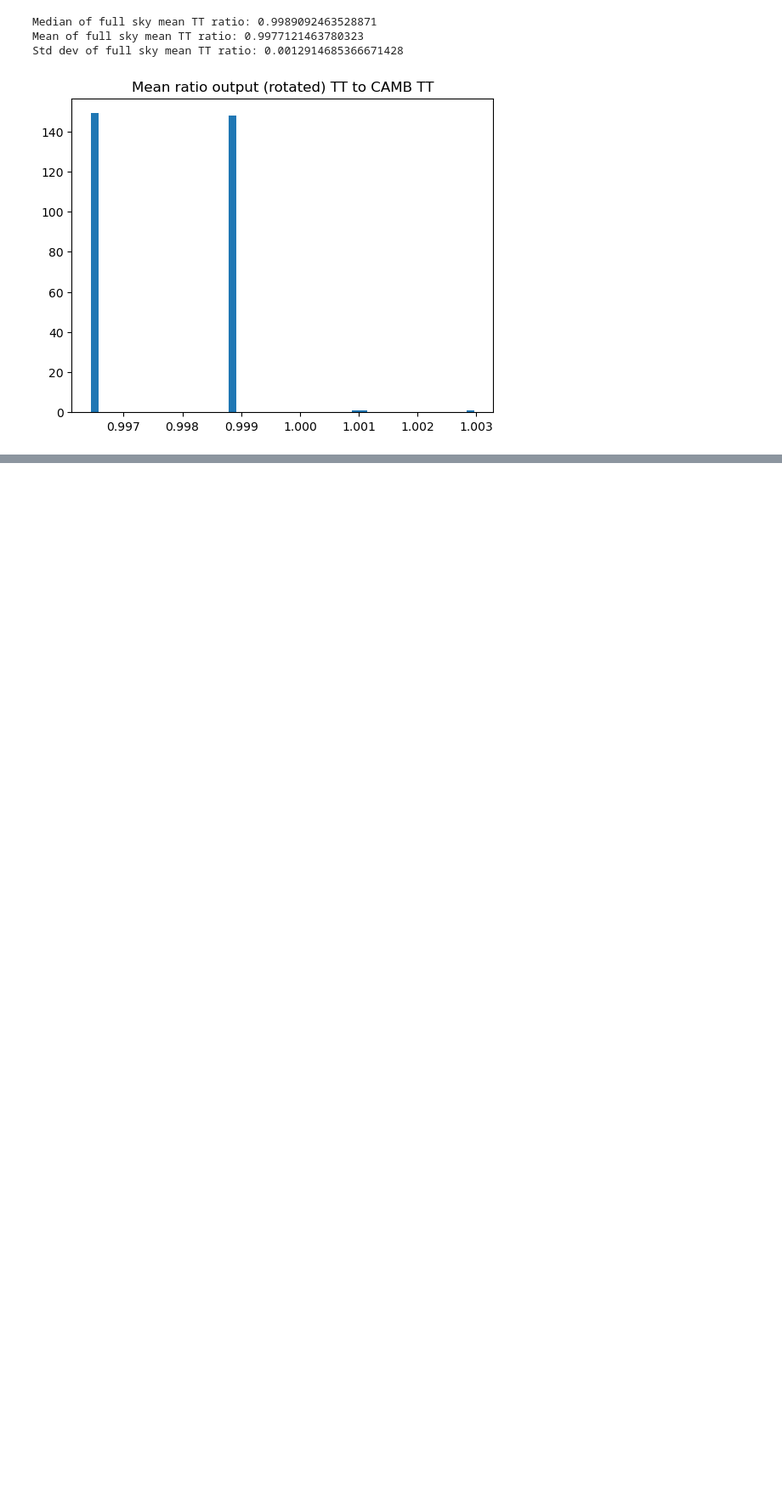
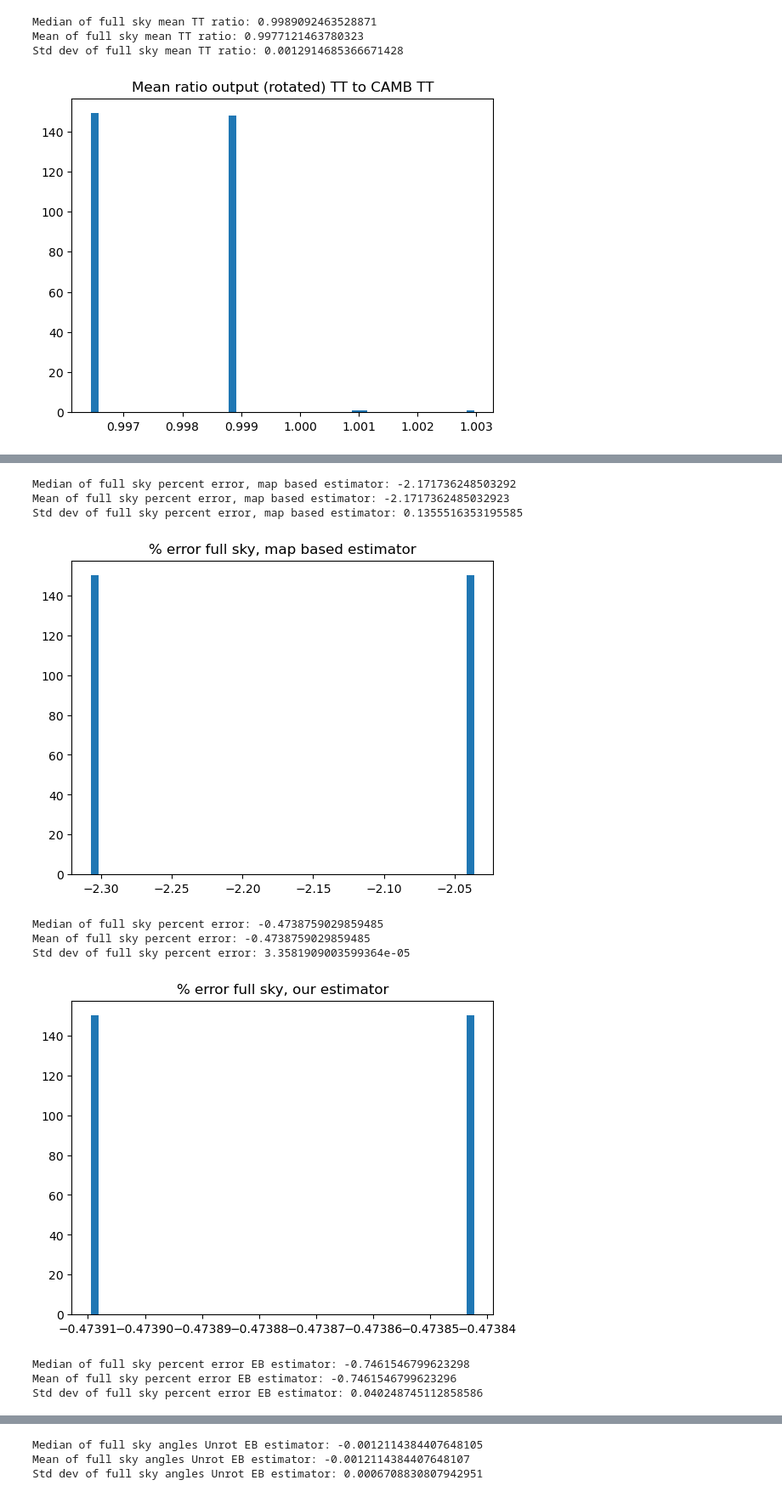
Before and after one commit to zhuber21/act-axion-analysis, a Jupyter notebook: notebooks/healpy_only_mask_test_9_20240410.ipynb, the cells around one changed output, grey strips where cells are left out. Shown: that part at 85% size. Drawn from its saved outputs; the diff is of its cells as text; code cells hidden in the pictures; blank space fills up the shorter version.

```diff
--- a/notebooks/healpy_only_mask_test_9_20240410.ipynb
+++ b/notebooks/healpy_only_mask_test_9_20240410.ipynb
@@ -697,0 +1039,58 @@ Std dev of full sky mean TT ratio: 0.0012914685366671428
+# %%
+output_mapspace_angles = np.array(output_mapspace_angles)
+mapbased_percent_diff = 100.0*(output_mapspace_angles - rot_degs)/rot_degs
+print("Median of full sky percent error, map based estimator: " + str(np.median(mapbased_percent_diff)))
+print("Mean of full sky percent error, map based estimator: " + str(np.mean(mapbased_percent_diff)))
+print("Std dev of full sky percent error, map based estimator: " + str(np.std(mapbased_percent_diff)))
+plt.hist(mapbased_percent_diff,bins=50)
+plt.title("% error full sky, map based estimator")
+plt.show()
+plt.close()
+
+print("Median of full sky percent error: " + str(np.median(percent_diff)))
+print("Mean of full sky percent error: " + str(np.mean(percent_diff)))
+print("Std dev of full sky percent error: " + str(np.std(percent_diff)))
+plt.hist(percent_diff,bins=50)
+plt.title("% error full sky, our estimator")
+plt.show()
+plt.close()
+print("Median of full sky percent error EB estimator: " + str(np.median(percent_diff_eb)))
+print("Mean of full sky percent error EB estimator: " + str(np.mean(percent_diff_eb)))
+print("Std dev of full sky percent error EB estimator: " + str(np.std(percent_diff_eb)))
+plt.hist(percent_diff_eb,bins=50)
+plt.title("% error full sky, EB estimator")
+plt.show()
+plt.close()
+# Plotting in a limited range to ignore large outliers
+plt.hist(percent_diff_eb,bins=20,range=(-2,2))
+plt.title("% error full sky, EB estimator, ignoring possible outliers")
+plt.show()
+plt.close()
+# We want to see that the distribution of unrotated angles is consistent with zero
+# Don't need to calculate percent diff here
+print("Median of full sky angles Unrot EB estimator: " + str(np.median(output_unrot_null_eb_angles_only)))
+print("Mean of full sky angles Unrot EB estimator: " + str(np.mean(output_unrot_null_eb_angles_only)))
+print("Std dev of full sky angles Unrot EB estimator: " + str(np.std(output_unrot_null_eb_angles_only)))
+plt.hist(output_unrot_null_eb_angles_only,bins=50)
+plt.title("Calculated Angles, Unrot EB estimator")
+plt.show()
+plt.close()
+print("Median of full sky mean TT ratio: " + str(np.median(tt_bias_outputs)))
+print("Mean of full sky mean TT ratio: " + str(np.mean(tt_bias_outputs)))
+print("Std dev of full sky mean TT ratio: " + str(np.std(tt_bias_outputs)))
+plt.hist(tt_bias_outputs,bins=50)
+plt.title("Mean ratio output (rotated) TT to CAMB TT")
+plt.show()
+plt.close()
+# %% [output]
+Median of full sky percent error, map based estimator: -2.171736248503292
+Mean of full sky percent error, map based estimator: -2.1717362485032923
+Std dev of full sky percent error, map based estimator: 0.1355516353195585
+[figure, added]
+Median of full sky percent error: -0.4738759029859485
+Mean of full sky percent error: -0.4738759029859485
+Std dev of full sky percent error: 3.3581909003599364e-05
+[figure, added]
+Median of full sky percent error EB estimator: -0.7461546799623298
+Mean of full sky percent error EB estimator: -0.7461546799623296
+Std dev of full sky percent error EB estimator: 0.040248745112858586
@@ -697,0 +1099,3 @@ Std dev of full sky mean TT ratio: 0.0012914685366671428
+Median of full sky angles Unrot EB estimator: -0.0012114384407648105
+Mean of full sky angles Unrot EB estimator: -0.0012114384407648107
+Std dev of full sky angles Unrot EB estimator: 0.0006708830807942951
```
Also changed, not shown: parts of 6 cells of this notebook.
